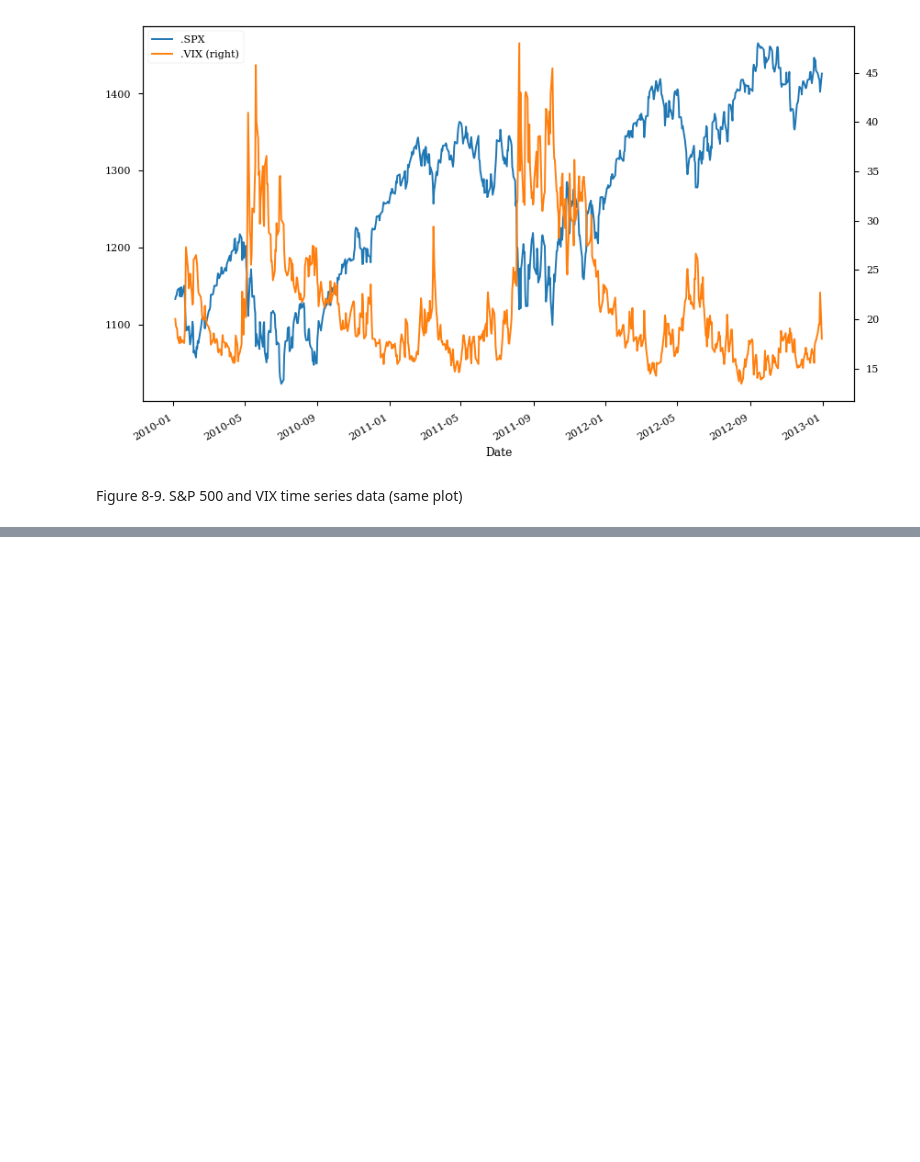
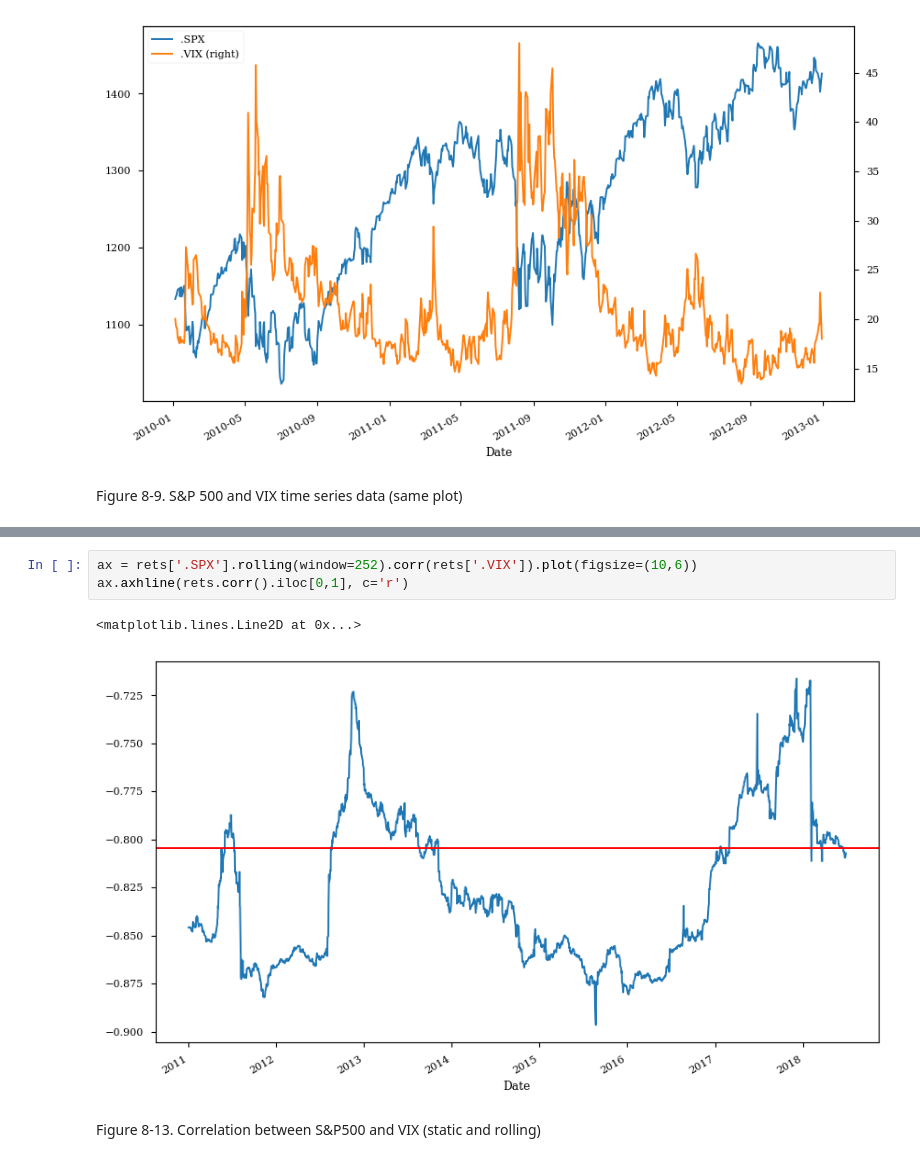
Before and after one commit to Youngsoo1024/Python_Finance, a Jupyter notebook: Chap8/ch8_test.ipynb, the cells around one changed output, grey strips where cells are left out. Drawn from its saved outputs; the diff is of its cells as text; blank space fills up the shorter version.

```diff
--- a/Chap8/ch8_test.ipynb
+++ b/Chap8/ch8_test.ipynb
@@ -363,0 +418,8 @@ Figure 8-9. S&P 500 and VIX time series data (same plot)
+# %%
+ax = rets['.SPX'].rolling(window=252).corr(rets['.VIX']).plot(figsize=(10,6))
+ax.axhline(rets.corr().iloc[0,1], c='r')
+# %% [output]
+<matplotlib.lines.Line2D at 0x...>
+[figure, added]
+# %% [markdown]
+Figure 8-13. Correlation between S&P500 and VIX (static and rolling)
```
Also changed, not shown: parts of 16 cells of this notebook, 4 other files.
